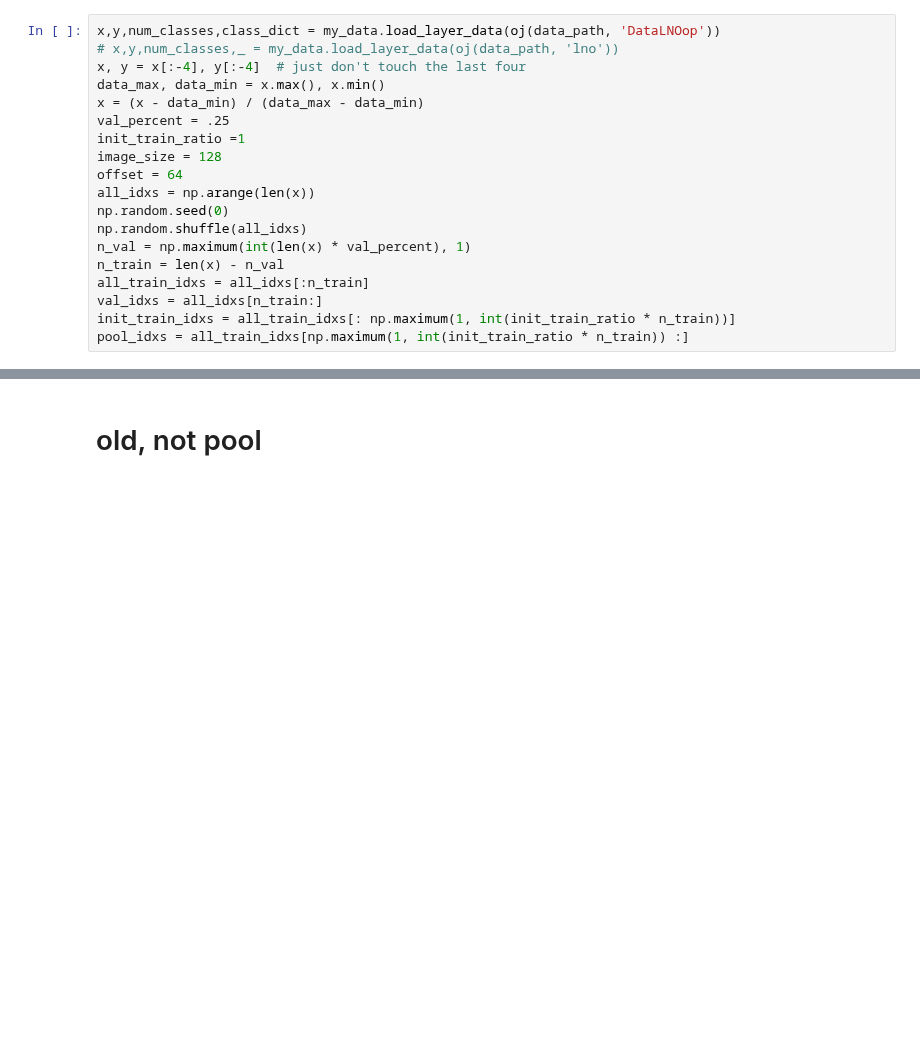
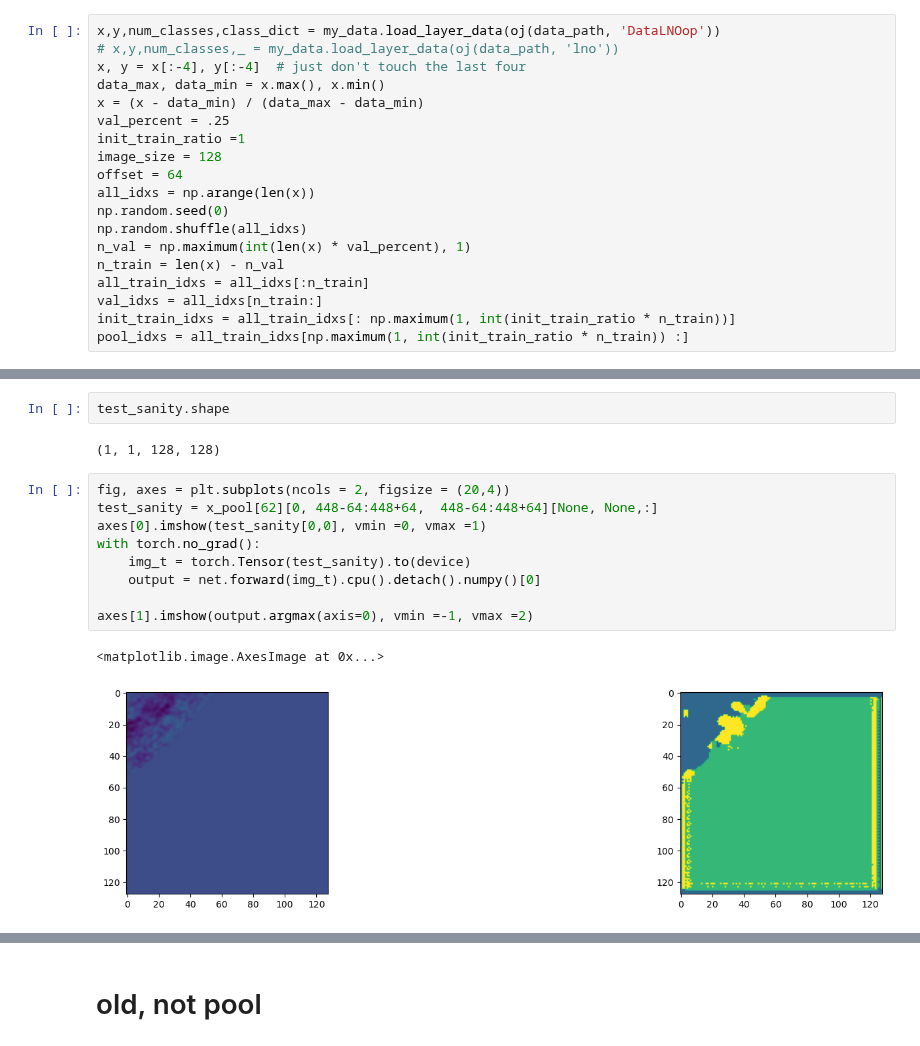
Before and after one commit to laura-rieger/segmenter, a Jupyter notebook: src/Examine in progress.ipynb, the cells around one changed output, grey strips where cells are left out. Saved outputs shown, nothing was run; the diff lists cells and outputs as text; blank space fills up the shorter version.

```diff
--- a/src/Examine in progress.ipynb
+++ b/src/Examine in progress.ipynb
@@ -174,0 +153,16 @@ axes[1].imshow(np.argmax(output, axis=0),vmin =-1, vmax = 2)
+# %%
+test_sanity.shape
+# %% [output]
+(1, 1, 128, 128)
+# %%
+fig, axes = plt.subplots(ncols = 2, figsize = (20,4))
+test_sanity = x_pool[62][0, 448-64:448+64,  448-64:448+64][None, None,:]
+axes[0].imshow(test_sanity[0,0], vmin =0, vmax =1)
+with torch.no_grad():
+    img_t = torch.Tensor(test_sanity).to(device)
+    output = net.forward(img_t).cpu().detach().numpy()[0]
+
+axes[1].imshow(output.argmax(axis=0), vmin =-1, vmax =2)
+# %% [output]
+<matplotlib.image.AxesImage at 0x...>
+[figure, added]
```
Also changed, not shown: parts of 18 cells of this notebook, 4 other files.
